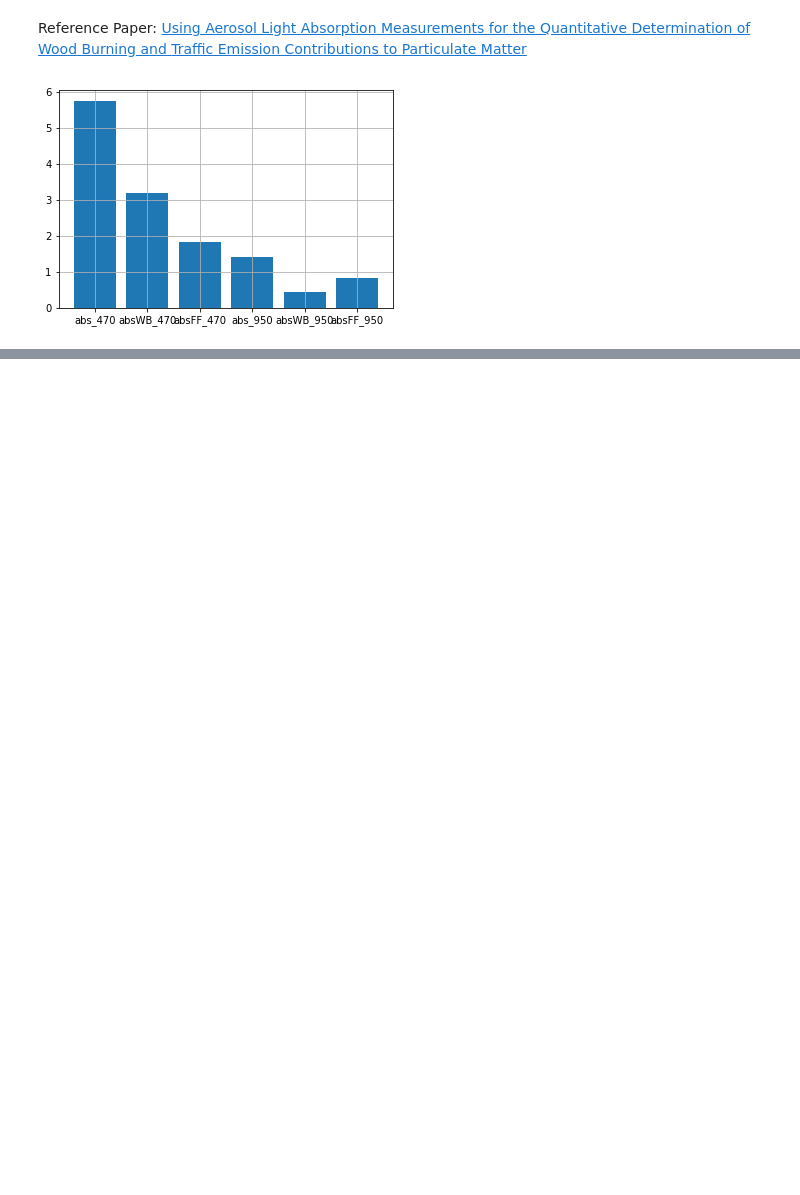
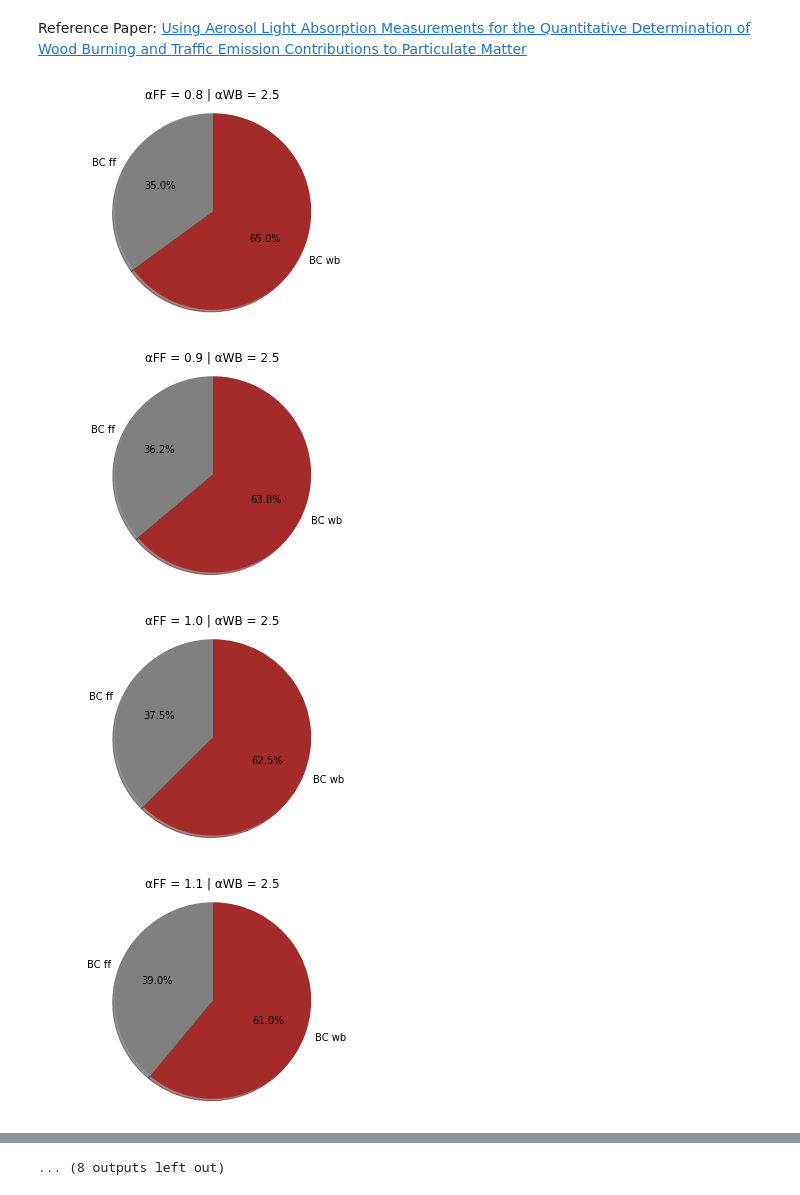
Before and after one commit to djasantos/PhD, a Jupyter notebook: Source_Apportionment_of_Black_Carbon_WoodBurning_and_FossilFuel.ipynb, the cells around one changed output, grey strips where cells are left out. Cells and saved outputs as stored; diff of their text form; code cells hidden in the pictures; blank space fills up the shorter version.

```diff
--- a/Source_Apportionment_of_Black_Carbon_WoodBurning_and_FossilFuel.ipynb
+++ b/Source_Apportionment_of_Black_Carbon_WoodBurning_and_FossilFuel.ipynb
@@ -21,11 +9,46 @@ kWB = (470/950)**(-alphaWB)
-# %%
-# Incluir testes sensitivos
-campinasDF['absFF_470'] = (campinasDF['abs_470'] - kWB*campinasDF['abs_950'])/(1-kWB/kFF)
-campinasDF['absWB_470'] = campinasDF['abs_470'] - campinasDF['absFF_470']
-campinasDF['absFF_950'] = campinasDF['absFF_470']/kFF
-campinasDF['absWB_950'] = campinasDF['abs_950'] - campinasDF['absFF_950']
-plt.bar(['abs_470','absWB_470','absFF_470','abs_950','absWB_950','absFF_950'],
-        campinasDF[['abs_470','absWB_470','absFF_470','abs_950','absWB_950','absFF_950']].median())
-plt.grid()
-# %% [output]
-[figure, removed]
+# %%
+# Import libraries
+import pandas as pd
+import numpy as np
+import datetime as dt
+import matplotlib.pyplot as plt
+# Read Data from csv
+campinasDF = pd.read_csv('/content/drive/My Drive/Colab Notebooks/Doutorado/Database/Camp2py.csv')
+campinasDF.head()
+
+def apportBC(UV = 470, abs_UV = campinasDF['abs_470'],
+             IR = 950, abs_IR = campinasDF['abs_950'],
+             alphaFF = 0.9, alphaWB = 2.5):
+
+  k1 = (UV/IR)**(-alphaFF)
+  k2 = (UV/IR)**(alphaWB)
+
+  absWB_UV = (1 / (1 - k1*k2)) * (abs_UV - k1*abs_IR)
+  absWB_IR = k2*absWB_UV
+  absFF_UV = abs_UV - absWB_UV
+  absFF_IR = abs_IR - absWB_IR
+  BCff = (absFF_IR/abs_IR)*campinasDF['blackcarbon']
+  BCwb = campinasDF['blackcarbon'] - BCff
+
+  labels = 'BC ff', 'BC wb'
+  sizes = [BCff.mean(),BCwb.mean()]
+
+  fig1, ax1 = plt.subplots()
+  ax1.pie(sizes, labels=labels, autopct='%1.1f%%',
+          shadow=True, startangle=90, colors = ['gray','brown'])
+  ax1.axis('equal')  # Equal aspect ratio ensures that pie is drawn as a circle.
+  plt.title("\u03B1FF = " + str(alphaFF) + " | \u03B1WB = " + str(alphaWB))
+  plt.show()
+
+  return BCff, BCwb
+# %%
+for alphaWB in np.arange(2.5, 3.5, 0.2):
+  for alphaFF in np.arange(0.8, 1.1, 0.1):
+    apportBC(alphaWB = alphaWB, alphaFF = alphaFF,
+             IR = 950, abs_IR = campinasDF['abs_950'],
+             UV = 470, abs_UV = campinasDF['abs_470'])
+# %% [output]
+[figure, added]
+[figure, added]
+[figure, added]
+[figure, added]
@@ -31,0 +63 @@ plt.grid()
+... (8 outputs left out)
```
Also changed, not shown: parts of 5 cells of this notebook.
